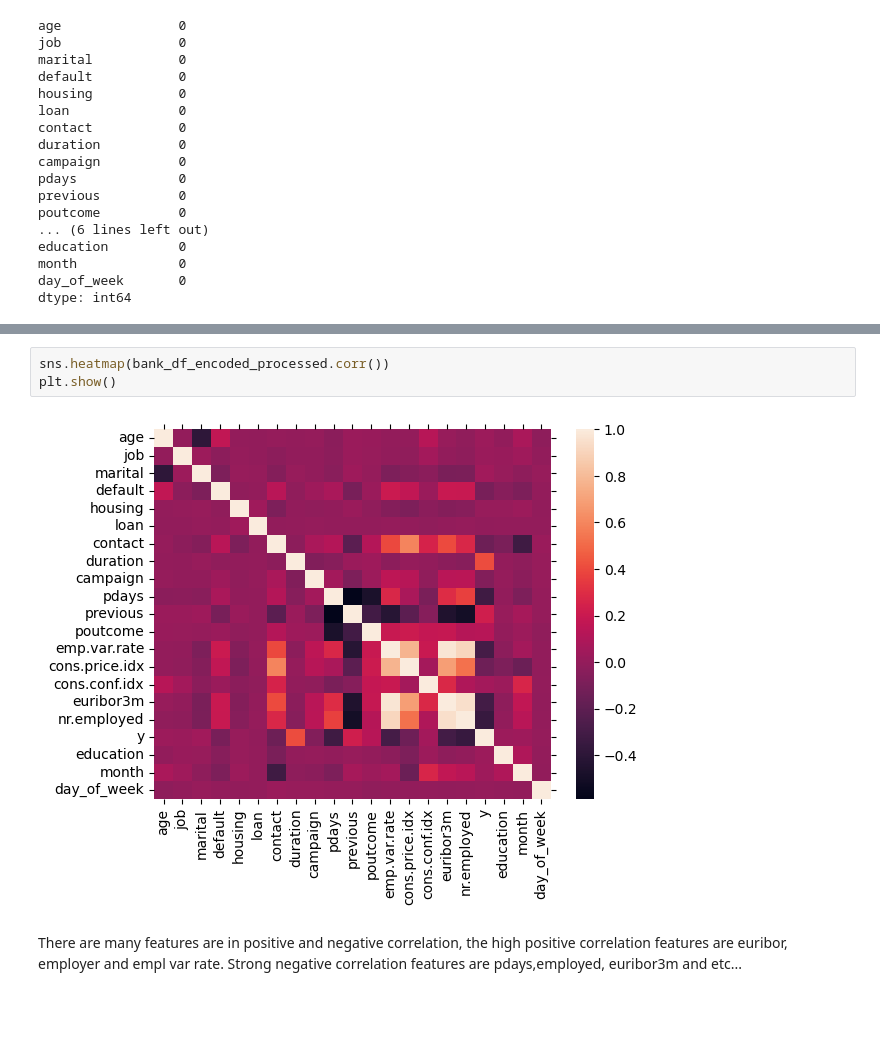
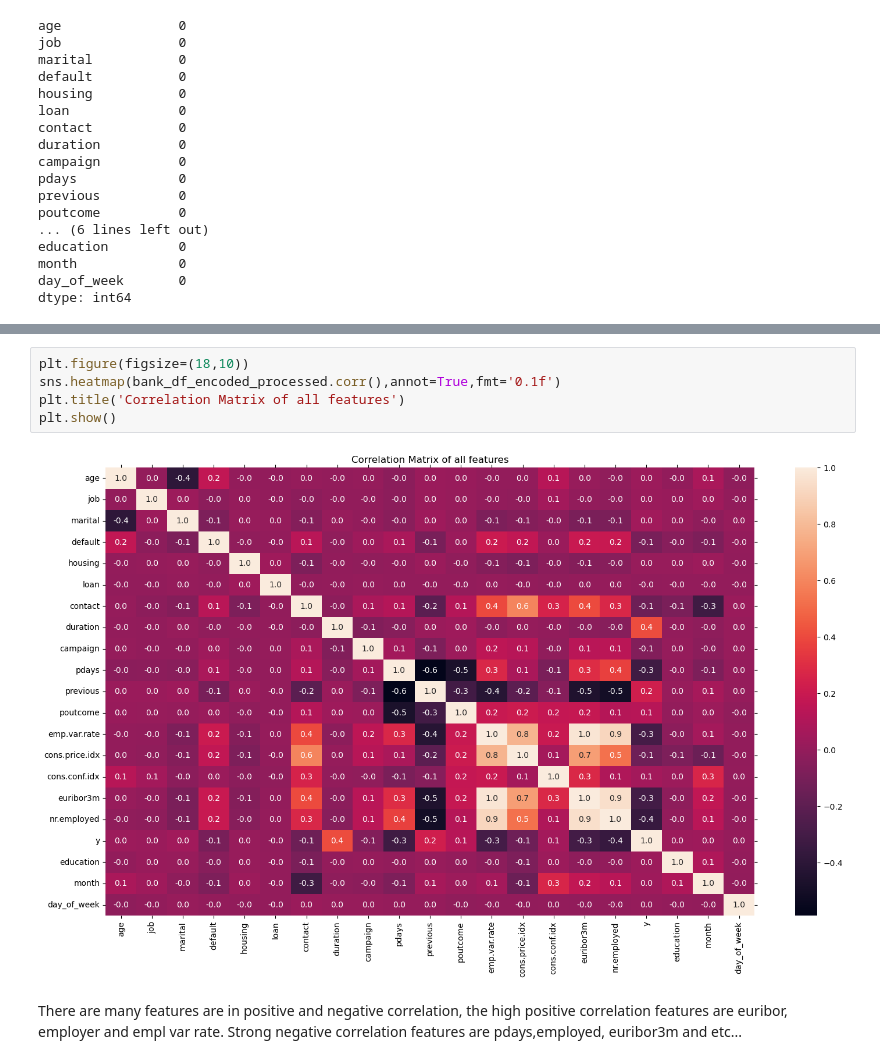
Before and after one commit to trguduru/bank_marketing_prediction, a Jupyter notebook: prompt_III.ipynb, the cells around one changed output, grey strips where cells are left out. Drawn from its saved outputs; the diff is of its cells as text; blank space fills up the shorter version.

```diff
--- a/prompt_III.ipynb
+++ b/prompt_III.ipynb
@@ -423,8 +425,10 @@ sns.pairplot(bank_df_encoded_processed)
-# %%
-sns.heatmap(bank_df_encoded_processed.corr())
-plt.show()
-# %% [output]
-[figure, removed]
+# %%
+plt.figure(figsize=(18,10))
+sns.heatmap(bank_df_encoded_processed.corr(),annot=True,fmt='0.1f')
+plt.title('Correlation Matrix of all features')
+plt.show()
+# %% [output]
+[figure, added]
 # %% [markdown]
 There are many features are in positive and negative correlation, the high positive correlation features are euribor, employer and empl var rate. Strong negative correlation features are pdays,employed, euribor3m and etc...
 # %% [markdown]
```
Also changed, not shown: parts of 26 cells of this notebook, 1 other file.
